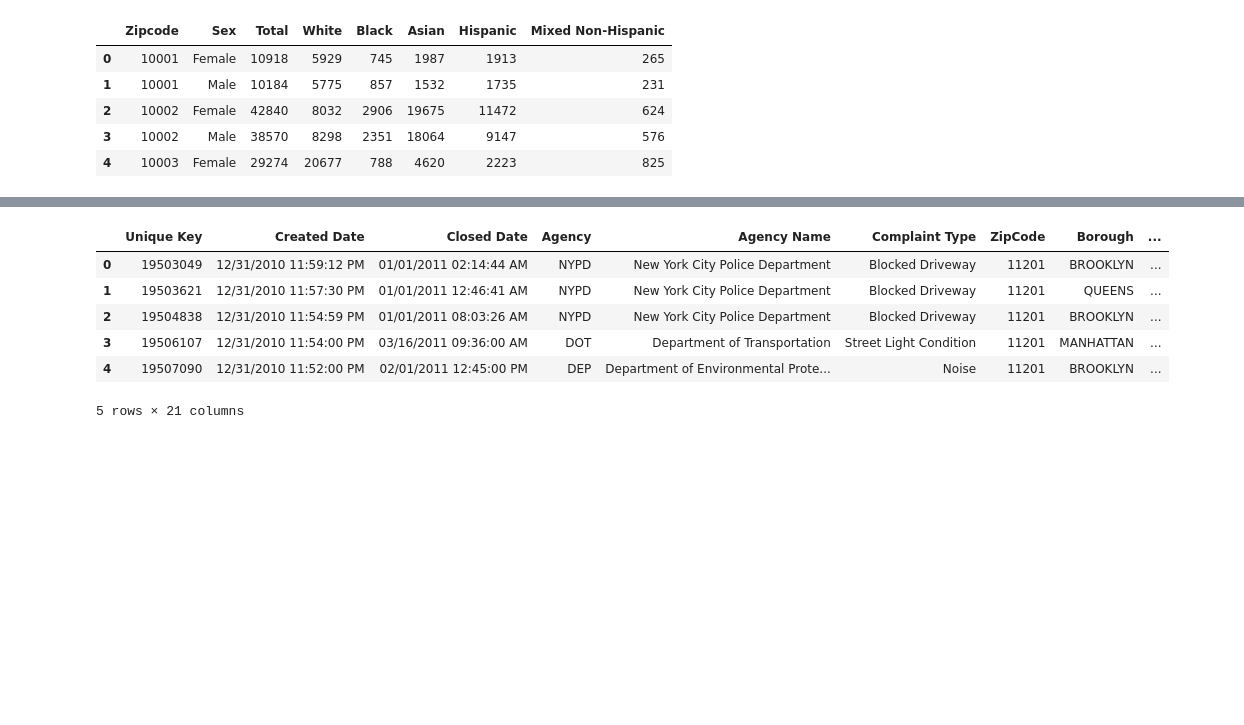
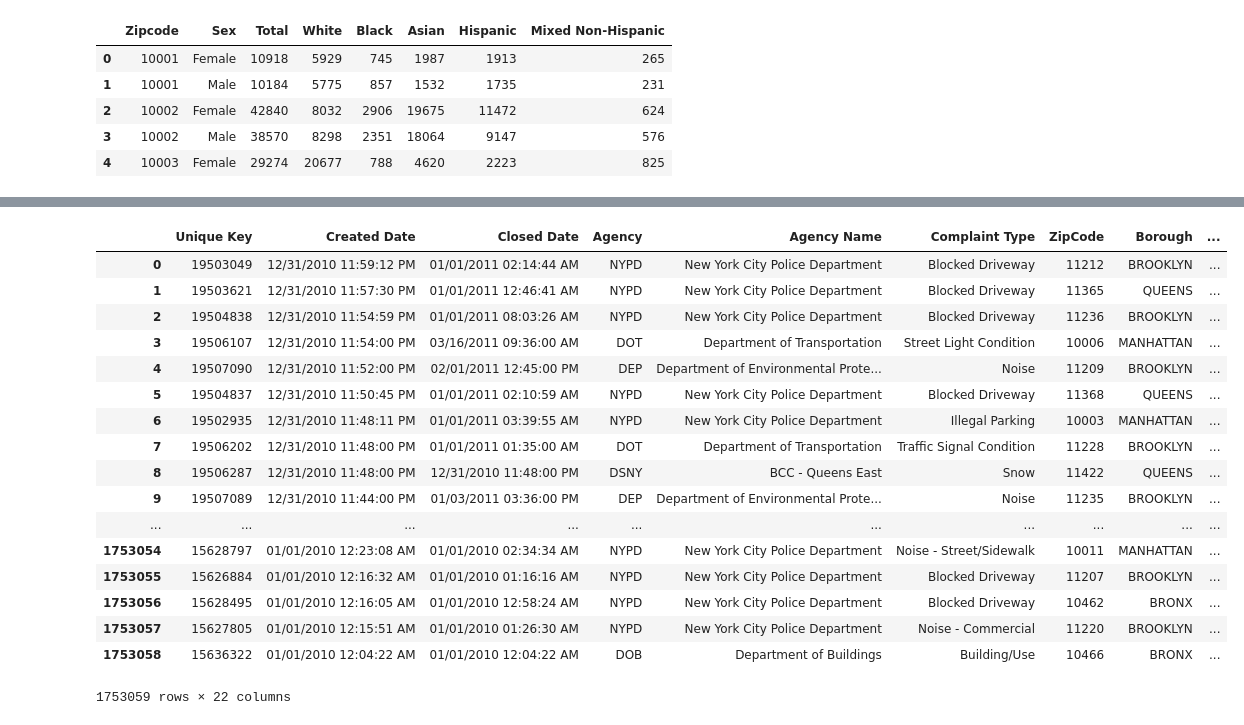
Before and after one commit to dm3805/ADS, a Jupyter notebook: Project_1.ipynb, the cells around one changed output, grey strips where cells are left out. Cells and saved outputs as stored; diff of their text form; code cells hidden in the pictures; blank space fills up the shorter version.

```diff
--- a/Project_1.ipynb
+++ b/Project_1.ipynb
@@ -49,7 +60,7 @@ data_BKpluto.head()
 # %%
 #Grouping MapPLUTO data by ZIP code and summing
-res_mappluto = pd.DataFrame(data_mappluto['UnitsRes'].groupby(data_mappluto['ZipCode']).sum())
+res_mappluto = pd.DataFrame(data_mappluto[['UnitsRes', 'UnitsTotal']].groupby(data_mappluto['ZipCode']).sum())
 res_mappluto['ZipCode'] = res_mappluto.index
 res_mappluto.index = range(0,len(res_mappluto))
-res_mappluto.dtypes
+res_mappluto
 # %% [output]
@@ -83,3 +158,3 @@ data_311census.head()
-# %%
-#Joining residential units to 311 data
-data_311census['ZipCode'] = data['ZipCode'].convert_objects(convert_numeric=True)
+# %%
+data_311census['ZipCode'] = data_311census['ZipCode'].astype(str).convert_objects(convert_numeric=True)
+data_311census['ZipCode'].dtype
@@ -96,12 +185,23 @@ data_311censusres.head()
 # %%
-data_311censusres['Density'] = data_311censusres['UnitsRes']/data_311censusres['Total']*1000
+data_311censusres['ResDensity'] = data_311censusres['Total']/data_311censusres['UnitsRes']
 # %%
-data_311censusres.head()
+data_311censusres
 # %% [output]
 |  | Unique Key | Created Date | Closed Date | Agency | Agency Name | Complaint Type | ZipCode | Borough | ... |
-| 0 | 19503049 | 12/31/2010 11:59:12 PM | 01/01/2011 02:14:44 AM | NYPD | New York City Police Department | Blocked Driveway | 11201 | BROOKLYN | ... |
-| 1 | 19503621 | 12/31/2010 11:57:30 PM | 01/01/2011 12:46:41 AM | NYPD | New York City Police Department | Blocked Driveway | 11201 | QUEENS | ... |
-| 2 | 19504838 | 12/31/2010 11:54:59 PM | 01/01/2011 08:03:26 AM | NYPD | New York City Police Department | Blocked Driveway | 11201 | BROOKLYN | ... |
-| 3 | 19506107 | 12/31/2010 11:54:00 PM | 03/16/2011 09:36:00 AM | DOT | Department of Transportation | Street Light Condition | 11201 | MANHATTAN | ... |
-| 4 | 19507090 | 12/31/2010 11:52:00 PM | 02/01/2011 12:45:00 PM | DEP | Department of Environmental Prote... | Noise | 11201 | BROOKLYN | ... |
+| 0 | 19503049 | 12/31/2010 11:59:12 PM | 01/01/2011 02:14:44 AM | NYPD | New York City Police Department | Blocked Driveway | 11212 | BROOKLYN | ... |
+| 1 | 19503621 | 12/31/2010 11:57:30 PM | 01/01/2011 12:46:41 AM | NYPD | New York City Police Department | Blocked Driveway | 11365 | QUEENS | ... |
+| 2 | 19504838 | 12/31/2010 11:54:59 PM | 01/01/2011 08:03:26 AM | NYPD | New York City Police Department | Blocked Driveway | 11236 | BROOKLYN | ... |
+| 3 | 19506107 | 12/31/2010 11:54:00 PM | 03/16/2011 09:36:00 AM | DOT | Department of Transportation | Street Light Condition | 10006 | MANHATTAN | ... |
+| 4 | 19507090 | 12/31/2010 11:52:00 PM | 02/01/2011 12:45:00 PM | DEP | Department of Environmental Prote... | Noise | 11209 | BROOKLYN | ... |
+| 5 | 19504837 | 12/31/2010 11:50:45 PM | 01/01/2011 02:10:59 AM | NYPD | New York City Police Department | Blocked Driveway | 11368 | QUEENS | ... |
+| 6 | 19502935 | 12/31/2010 11:48:11 PM | 01/01/2011 03:39:55 AM | NYPD | New York City Police Department | Illegal Parking | 10003 | MANHATTAN | ... |
+| 7 | 19506202 | 12/31/2010 11:48:00 PM | 01/01/2011 01:35:00 AM | DOT | Department of Transportation | Traffic Signal Condition | 11228 | BROOKLYN | ... |
+| 8 | 19506287 | 12/31/2010 11:48:00 PM | 12/31/2010 11:48:00 PM | DSNY | BCC - Queens East | Snow | 11422 | QUEENS | ... |
+| 9 | 19507089 | 12/31/2010 11:44:00 PM | 01/03/2011 03:36:00 PM | DEP | Department of Environmental Prote... | Noise | 11235 | BROOKLYN | ... |
+| ... | ... | ... | ... | ... | ... | ... | ... | ... | ... |
+| 1753054 | 15628797 | 01/01/2010 12:23:08 AM | 01/01/2010 02:34:34 AM | NYPD | New York City Police Department | Noise - Street/Sidewalk | 10011 | MANHATTAN | ... |
+| 1753055 | 15626884 | 01/01/2010 12:16:32 AM | 01/01/2010 01:16:16 AM | NYPD | New York City Police Department | Blocked Driveway | 11207 | BROOKLYN | ... |
+| 1753056 | 15628495 | 01/01/2010 12:16:05 AM | 01/01/2010 12:58:24 AM | NYPD | New York City Police Department | Blocked Driveway | 10462 | BRONX | ... |
+| 1753057 | 15627805 | 01/01/2010 12:15:51 AM | 01/01/2010 01:26:30 AM | NYPD | New York City Police Department | Noise - Commercial | 11220 | BROOKLYN | ... |
+| 1753058 | 15636322 | 01/01/2010 12:04:22 AM | 01/01/2010 12:04:22 AM | DOB | Department of Buildings | Building/Use | 10466 | BRONX | ... |
-5 rows × 21 columns
+1753059 rows × 22 columns
```
Also changed, not shown: parts of 28 cells of this notebook.
